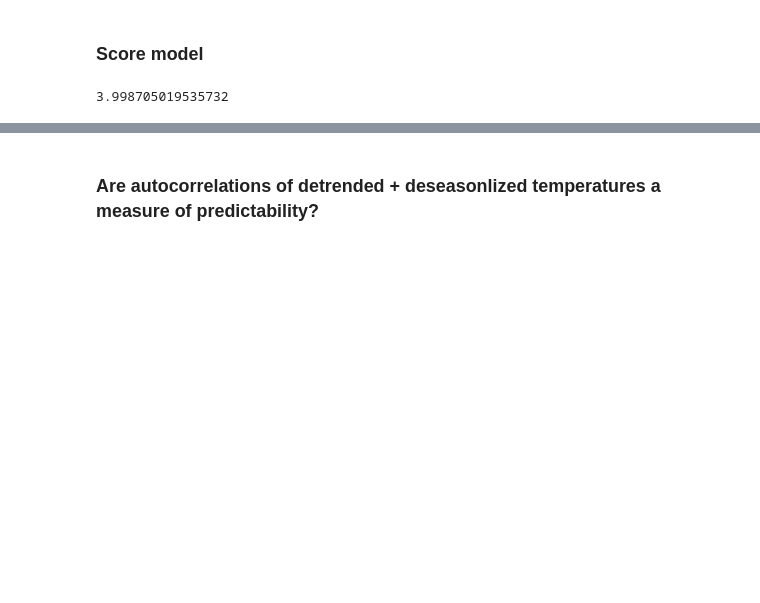
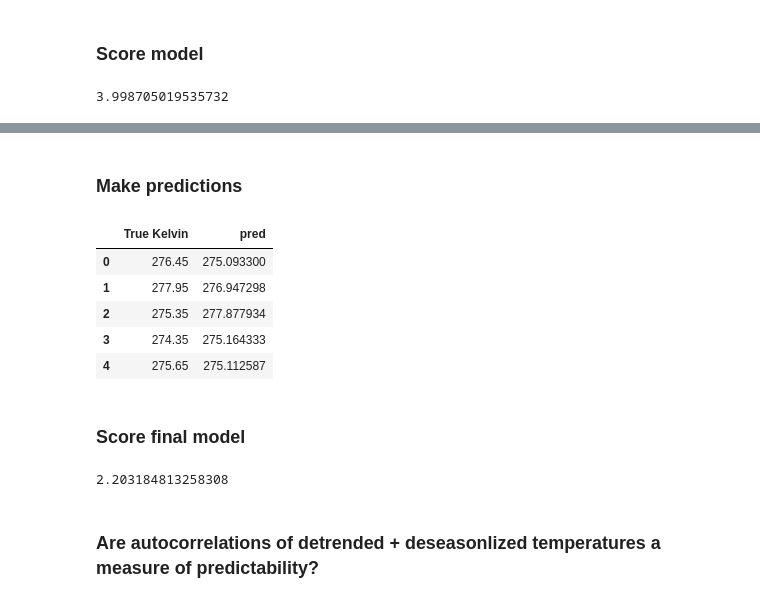
Before and after one commit to Basmatz/Spiced-bootcamp, a Jupyter notebook: week_05/AR.ipynb, the cells around one changed output, grey strips where cells are left out. Saved outputs shown, nothing was run; the diff lists cells and outputs as text; code cells hidden in the pictures; blank space fills up the shorter version.

```diff
--- a/week_05/AR.ipynb
+++ b/week_05/AR.ipynb
@@ -251,2 +297,24 @@ rmse
+# %% [markdown]
+### Make predictions
+# %%
+y_pred = m.predict(X_test_fe.dropna())
+results6 = zip(df_test['Kelvin'][6:], y_pred)
+results6 = pd.DataFrame(results6)
+results6.columns = ['True Kelvin', 'pred']
+results6.head()
+# %% [output]
+|  | True Kelvin | pred |
+| 0 | 276.45 | 275.093300 |
+| 1 | 277.95 | 276.947298 |
+| 2 | 275.35 | 277.877934 |
+| 3 | 274.35 | 275.164333 |
+| 4 | 275.65 | 275.112587 |
+# %% [markdown]
+### Score final model
+# %%
+rmse = np.sqrt(mean_squared_error(results6['True Kelvin'], results6['pred']))
+rmse
+# %% [output]
+2.203184813258308
 # %% [markdown]
 ### Are autocorrelations of detrended + deseasonlized temperatures a measure of predictability?
```
Also changed, not shown: parts of 7 cells of this notebook, 28 other files.
